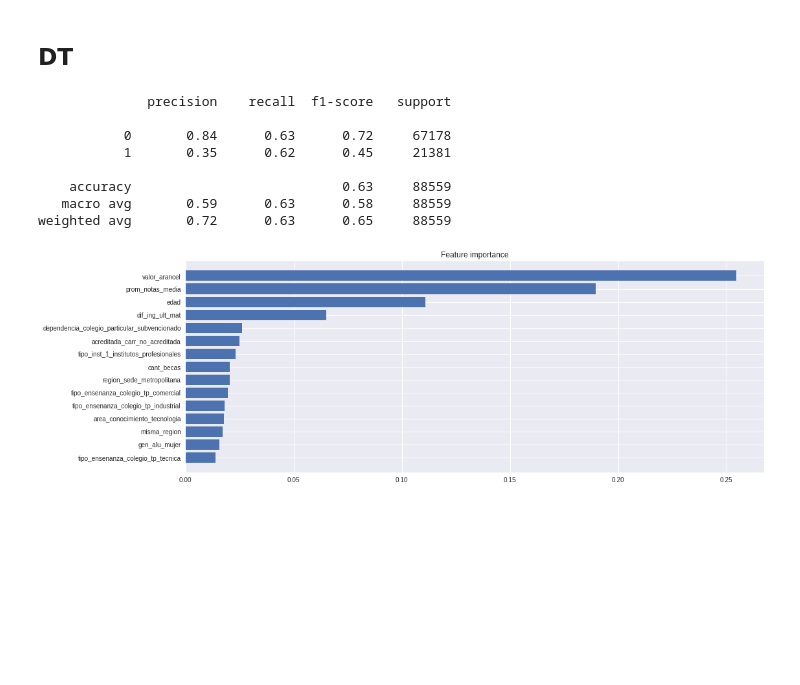
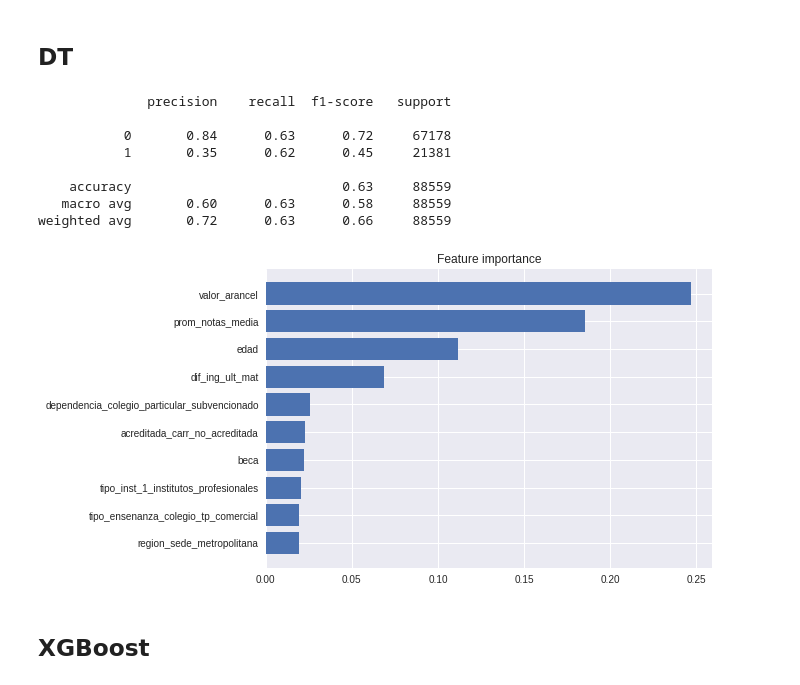
Before and after one commit to GianniCatBug/MDS7201-mineduc-desercion, a Jupyter notebook: notebooks/7-modelos.ipynb, the cells around one changed output. Drawn from its saved outputs; the diff is of its cells as text; code cells hidden in the pictures; blank space fills up the shorter version.

```diff
--- a/notebooks/7-modelos.ipynb
+++ b/notebooks/7-modelos.ipynb
@@ -23,6 +28,6 @@ BASE = "/media/giani/Gianicosas/Magister/Proyecto/"
 # %% [markdown]
 # Datos
 # %%
-df = pd.read_csv(f"{BASE}work_data/matriz_desercion_2_dummy.csv.gz")
+df = pd.read_csv(f"{BASE}work_data/matriz_desercion_3_dummy.csv.gz")
 df.head()
 # %% [output]
@@ -210,8 +219,8 @@ print(classification_report(y_test, dt.predict(X_test)))
            1       0.35      0.62      0.45     21381
 
     accuracy                           0.63     88559
-   macro avg       0.59      0.63      0.58     88559
-weighted avg       0.72      0.63      0.65     88559
+   macro avg       0.60      0.63      0.58     88559
+weighted avg       0.72      0.63      0.66     88559
 # %%
 def plot_importance(fit_model, feat_names, n=10):
     tmp_importance = fit_model.feature_importances_
@@ -222,6 +231,8 @@ def plot_importance(fit_model, feat_names, n=10):
     plt.yticks(range(n), list(reversed(names)), rotation=0)
     return names
 # %%
-_ = plot_importance(dt, df.drop(columns=["desertor_1"]).columns, n=15)
+_ = plot_importance(dt, df.drop(columns=["desertor_1"]).columns, n=10)
 # %% [output]
-[figure, old version]
+[figure, new version]
+# %% [markdown]
+## XGBoost
```
Also changed, not shown: parts of 38 cells of this notebook, 3 other files.
